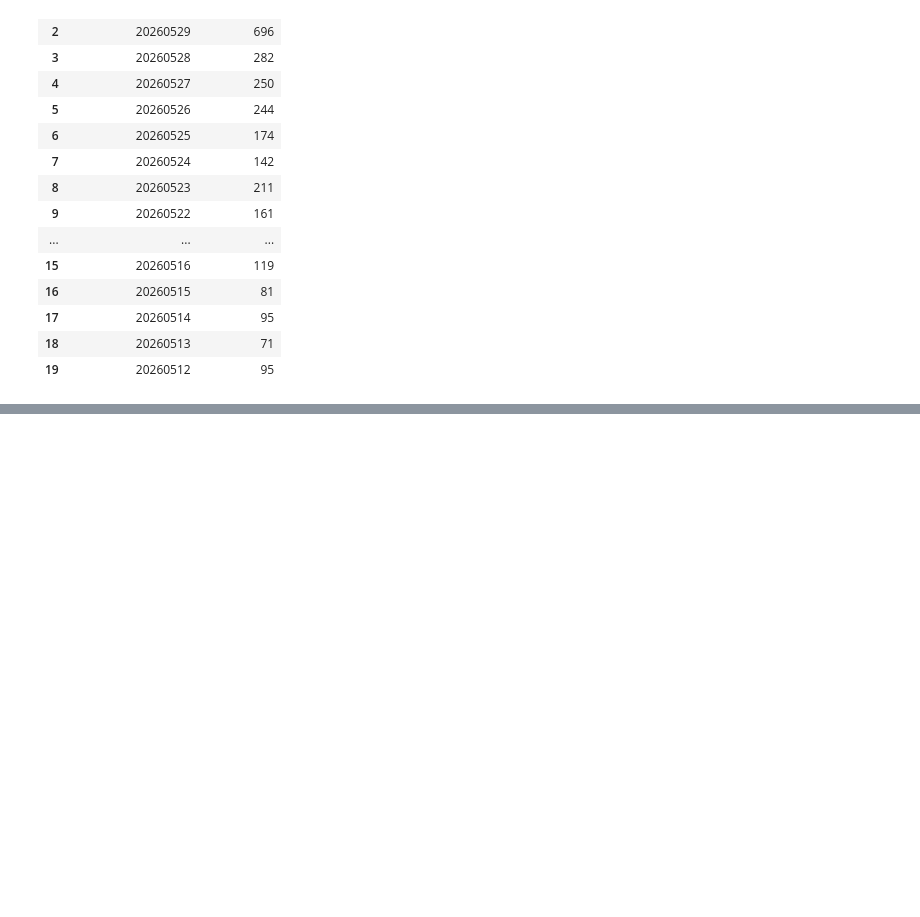
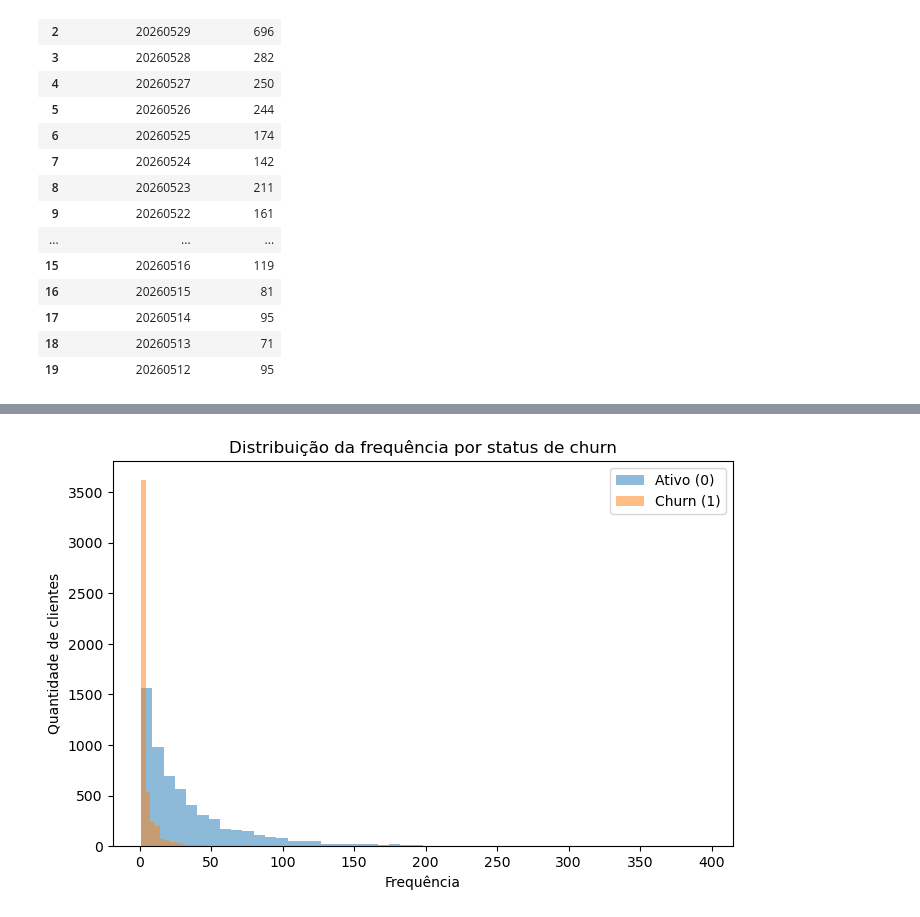
Before and after one commit to FelipeC-astro/TESTE_TECNICO_ANALISTA_PLENO, a Jupyter notebook: teste_tecnico.ipynb, the cells around one changed output, grey strips where cells are left out. Cells and saved outputs as stored; diff of their text form; code cells hidden in the pictures; blank space fills up the shorter version.

```diff
--- a/teste_tecnico.ipynb
+++ b/teste_tecnico.ipynb
@@ -330,0 +549,27 @@ con.execute("""
+# %%
+# o histograma de frequência mostra que os clientes que compram poucas vezes têm uma tendência maior a abandonar.
+
+plt.figure(figsize=(8,5))
+
+plt.hist(
+    rfm.loc[rfm["churn"] == 0, "frequencia"],
+    bins=50,
+    alpha=0.5,
+    label="Ativo (0)"
+)
+
+plt.hist(
+    rfm.loc[rfm["churn"] == 1, "frequencia"],
+    bins=50,
+    alpha=0.5,
+    label="Churn (1)"
+)
+
+plt.xlabel("Frequência")
+plt.ylabel("Quantidade de clientes")
+plt.title("Distribuição da frequência por status de churn")
+plt.legend()
+
+plt.show()
+# %% [output]
+[figure, added]
```
Also changed, not shown: parts of 52 cells of this notebook.
